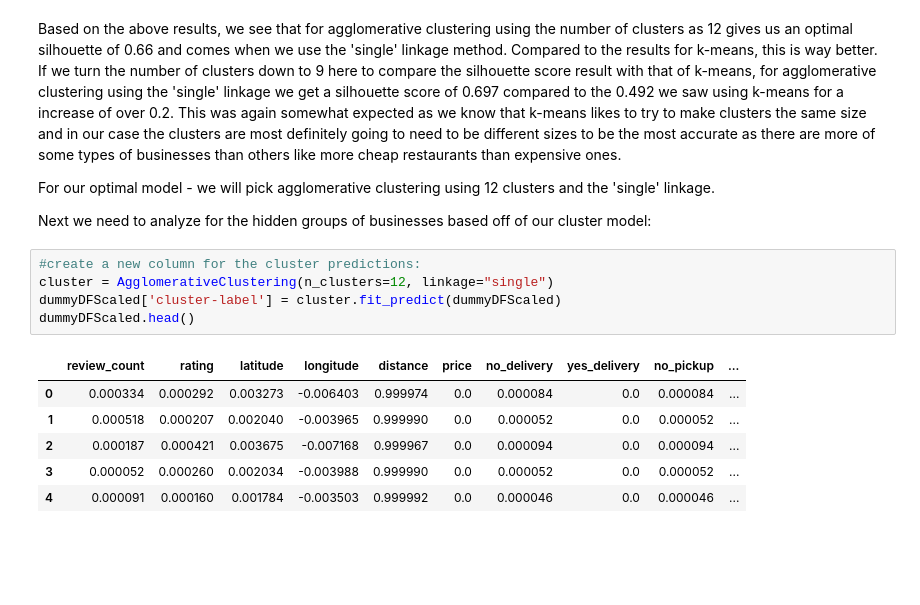
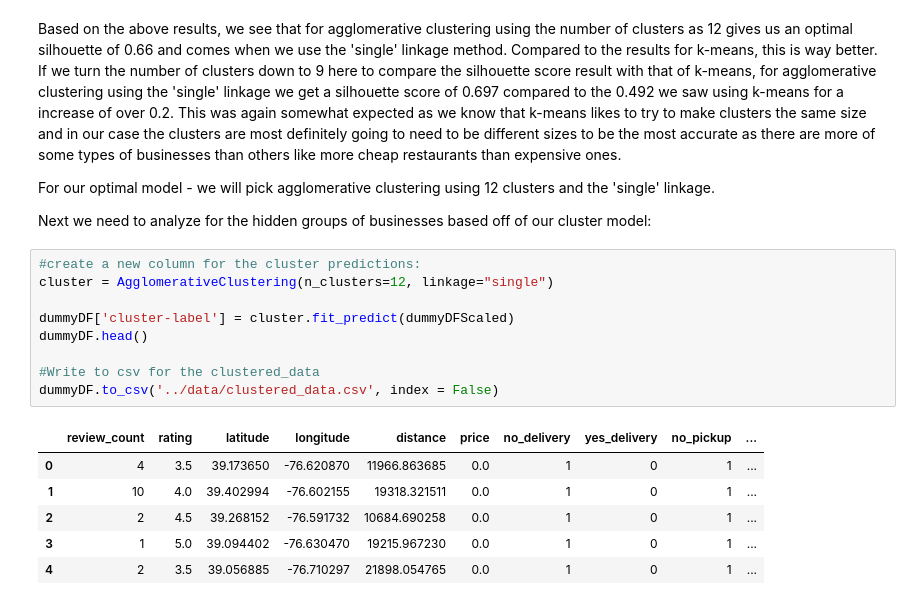
Before and after one commit to zvance1/cluster-businesses, a Jupyter notebook: notebooks/technical-report.ipynb, the cells around one changed output. Cells and saved outputs as stored; diff of their text form; blank space fills up the shorter version.

```diff
--- a/notebooks/technical-report.ipynb
+++ b/notebooks/technical-report.ipynb
@@ -547,12 +544,16 @@ Next we need to analyze for the hidden groups of businesses based off of our clu
 # %%
 #create a new column for the cluster predictions:
 cluster = AgglomerativeClustering(n_clusters=12, linkage="single")
-dummyDFScaled['cluster-label'] = cluster.fit_predict(dummyDFScaled)
-dummyDFScaled.head()
+
+dummyDF['cluster-label'] = cluster.fit_predict(dummyDFScaled)
+dummyDF.head()
+
+#Write to csv for the clustered_data
+dummyDF.to_csv('../data/clustered_data.csv', index = False)
 # %% [output]
 |  | review_count | rating | latitude | longitude | distance | price | no_delivery | yes_delivery | no_pickup | ... |
-| 0 | 0.000334 | 0.000292 | 0.003273 | -0.006403 | 0.999974 | 0.0 | 0.000084 | 0.0 | 0.000084 | ... |
-| 1 | 0.000518 | 0.000207 | 0.002040 | -0.003965 | 0.999990 | 0.0 | 0.000052 | 0.0 | 0.000052 | ... |
-| 2 | 0.000187 | 0.000421 | 0.003675 | -0.007168 | 0.999967 | 0.0 | 0.000094 | 0.0 | 0.000094 | ... |
-| 3 | 0.000052 | 0.000260 | 0.002034 | -0.003988 | 0.999990 | 0.0 | 0.000052 | 0.0 | 0.000052 | ... |
-| 4 | 0.000091 | 0.000160 | 0.001784 | -0.003503 | 0.999992 | 0.0 | 0.000046 | 0.0 | 0.000046 | ... |
+| 0 | 4 | 3.5 | 39.173650 | -76.620870 | 11966.863685 | 0.0 | 1 | 0 | 1 | ... |
+| 1 | 10 | 4.0 | 39.402994 | -76.602155 | 19318.321511 | 0.0 | 1 | 0 | 1 | ... |
+| 2 | 2 | 4.5 | 39.268152 | -76.591732 | 10684.690258 | 0.0 | 1 | 0 | 1 | ... |
+| 3 | 1 | 5.0 | 39.094402 | -76.630470 | 19215.967230 | 0.0 | 1 | 0 | 1 | ... |
+| 4 | 2 | 3.5 | 39.056885 | -76.710297 | 21898.054765 | 0.0 | 1 | 0 | 1 | ... |
```
Also changed, not shown: parts of 11 cells of this notebook, 4 other files.
